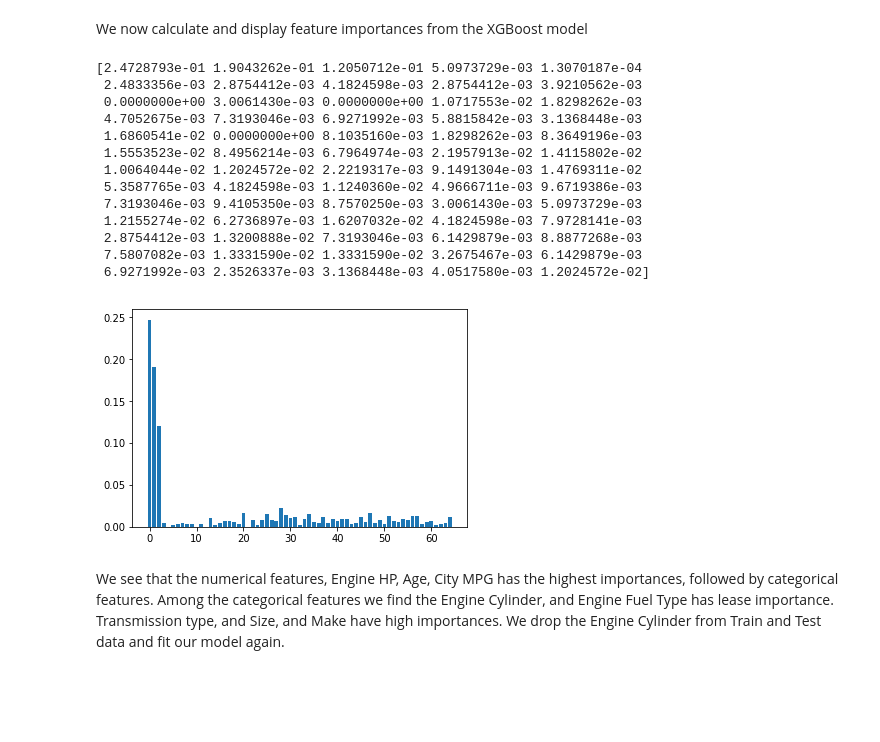
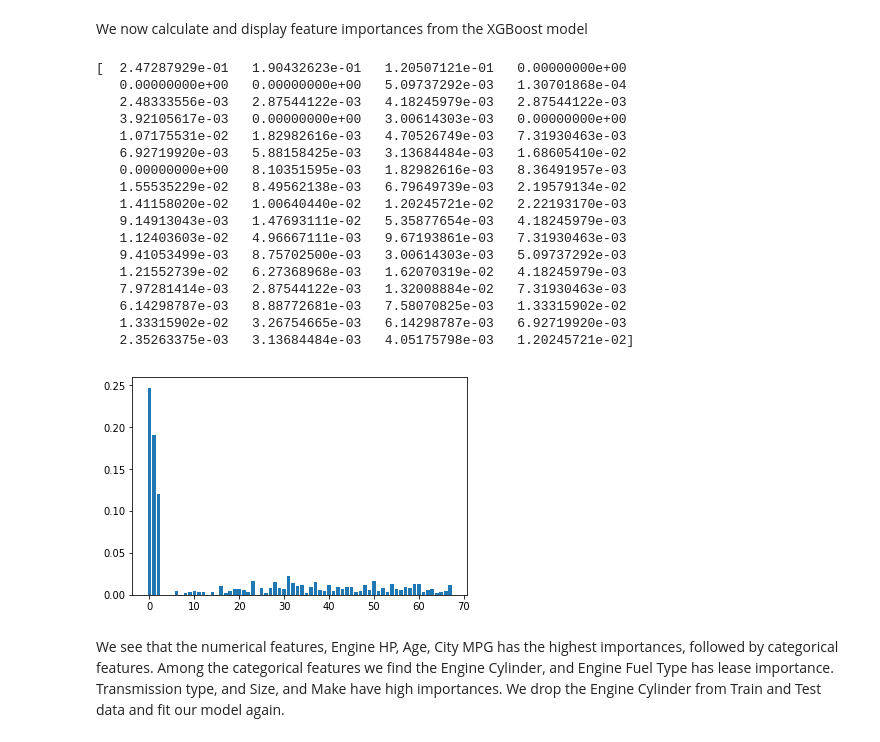
Before and after one commit to anirbankonar123/Hackathon18, a Jupyter notebook: CarPricePredictionModelsExpt.ipynb, the cells around one changed output. Drawn from its saved outputs; the diff is of its cells as text; code cells hidden in the pictures; blank space fills up the shorter version.

```diff
--- a/CarPricePredictionModelsExpt.ipynb
+++ b/CarPricePredictionModelsExpt.ipynb
@@ -431,13 +443,13 @@ Gradient Boosting Regressor SLOW RMSE:3111.99605211
 # %%
 param_grid = [
-    # try 12 (3×4) combinations of hyperparameters
-    {'n_estimators': [100, 200, 300], 'max_depth': [20, 30, 40]},
+    # try 2 (2×2) combinations of hyperparameters
+    {'n_estimators': [100,200], 'max_depth': [20, 30]},
     # then try 6 (2×3) combinations with bootstrap set as False
     #{'bootstrap': [False], 'n_estimators': [100,200], 'max_depth': [20, 30, 40]},
   ]
 
 gbrt_reg = GradientBoostingRegressor(random_state=42, learning_rate=0.1)
-# train across 5 folds, that's a total of (12+6)*5=90 rounds of training
+# train across 5 folds, that's a total of (4)*5=20 rounds of training
 grid_search_gbrt = GridSearchCV(gbrt_reg, param_grid, cv=5,
                            scoring='neg_mean_squared_error', return_train_score=True)
 grid_search_gbrt.fit(train_X_make, train_Y.values.ravel())
@@ -445,0 +461,7 @@ grid_search_gbrt.best_params_
+# %%
+gbrt_slow = GradientBoostingRegressor(max_depth=20, n_estimators=100, learning_rate=0.1, random_state=42)
+gbrt_slow.fit(train_X_make, train_Y.values.ravel())
+carSales_predictions = gbrt_slow.predict(test_X_make)
+gbrt_slow_mse = mean_squared_error(np.exp(test_Y), np.exp(carSales_predictions))
+gbrt_slow_rmse = np.sqrt(gbrt_slow_mse)
+print("Gradient Boosting Regressor BEST RMSE:"+str(gbrt_slow_rmse))
@@ -634,25 +658,31 @@ We conclude the setting of n_estimators=350 and max_depth=5 works best in this c
 # %% [markdown]
 We now calculate and display feature importances from the XGBoost model
 # %%
+xgb_model = XGBRegressor(n_estimators=350, max_depth=5)
+xgb_model.fit(train_X_make, train_Y)
 print(xgb_model.feature_importances_)
 # plot
 plt.bar(range(len(xgb_model.feature_importances_)), xgb_model.feature_importances_)
 plt.show()
 # %% [output]
-[2.4728793e-01 1.9043262e-01 1.2050712e-01 5.0973729e-03 1.3070187e-04
- 2.4833356e-03 2.8754412e-03 4.1824598e-03 2.8754412e-03 3.9210562e-03
- 0.0000000e+00 3.0061430e-03 0.0000000e+00 1.0717553e-02 1.8298262e-03
- 4.7052675e-03 7.3193046e-03 6.9271992e-03 5.8815842e-03 3.1368448e-03
- 1.6860541e-02 0.0000000e+00 8.1035160e-03 1.8298262e-03 8.3649196e-03
- 1.5553523e-02 8.4956214e-03 6.7964974e-03 2.1957913e-02 1.4115802e-02
- 1.0064044e-02 1.2024572e-02 2.2219317e-03 9.1491304e-03 1.4769311e-02
- 5.3587765e-03 4.1824598e-03 1.1240360e-02 4.9666711e-03 9.6719386e-03
- 7.3193046e-03 9.4105350e-03 8.7570250e-03 3.0061430e-03 5.0973729e-03
- 1.2155274e-02 6.2736897e-03 1.6207032e-02 4.1824598e-03 7.9728141e-03
- 2.8754412e-03 1.3200888e-02 7.3193046e-03 6.1429879e-03 8.8877268e-03
- 7.5807082e-03 1.3331590e-02 1.3331590e-02 3.2675467e-03 6.1429879e-03
- 6.9271992e-03 2.3526337e-03 3.1368448e-03 4.0517580e-03 1.2024572e-02]
+[  2.47287929e-01   1.90432623e-01   1.20507121e-01   0.00000000e+00
+   0.00000000e+00   0.00000000e+00   5.09737292e-03   1.30701868e-04
+   2.48333556e-03   2.87544122e-03   4.18245979e-03   2.87544122e-03
+   3.92105617e-03   0.00000000e+00   3.00614303e-03   0.00000000e+00
+   1.07175531e-02   1.82982616e-03   4.70526749e-03   7.31930463e-03
+   6.92719920e-03   5.88158425e-03   3.13684484e-03   1.68605410e-02
+   0.00000000e+00   8.10351595e-03   1.82982616e-03   8.36491957e-03
+   1.55535229e-02   8.49562138e-03   6.79649739e-03   2.19579134e-02
+   1.41158020e-02   1.00640440e-02   1.20245721e-02   2.22193170e-03
+   9.14913043e-03   1.47693111e-02   5.35877654e-03   4.18245979e-03
+   1.12403603e-02   4.96667111e-03   9.67193861e-03   7.31930463e-03
+   9.41053499e-03   8.75702500e-03   3.00614303e-03   5.09737292e-03
+   1.21552739e-02   6.27368968e-03   1.62070319e-02   4.18245979e-03
+   7.97281414e-03   2.87544122e-03   1.32008884e-02   7.31930463e-03
+   6.14298787e-03   8.88772681e-03   7.58070825e-03   1.33315902e-02
+   1.33315902e-02   3.26754665e-03   6.14298787e-03   6.92719920e-03
+   2.35263375e-03   3.13684484e-03   4.05175798e-03   1.20245721e-02]
-[figure, old version]
+[figure, new version]
 # %% [markdown]
 We see that the numerical features, Engine HP, Age, City MPG has the highest importances, followed by categorical features. Among the categorical
 features we find the Engine Cylinder, and Engine Fuel Type has lease importance. Transmission type, and Size, and Make have high importances. We drop the Engine Cylinder from Train and Test data and fit our model again.
```
Also changed, not shown: parts of 35 cells of this notebook, 4 other files.
